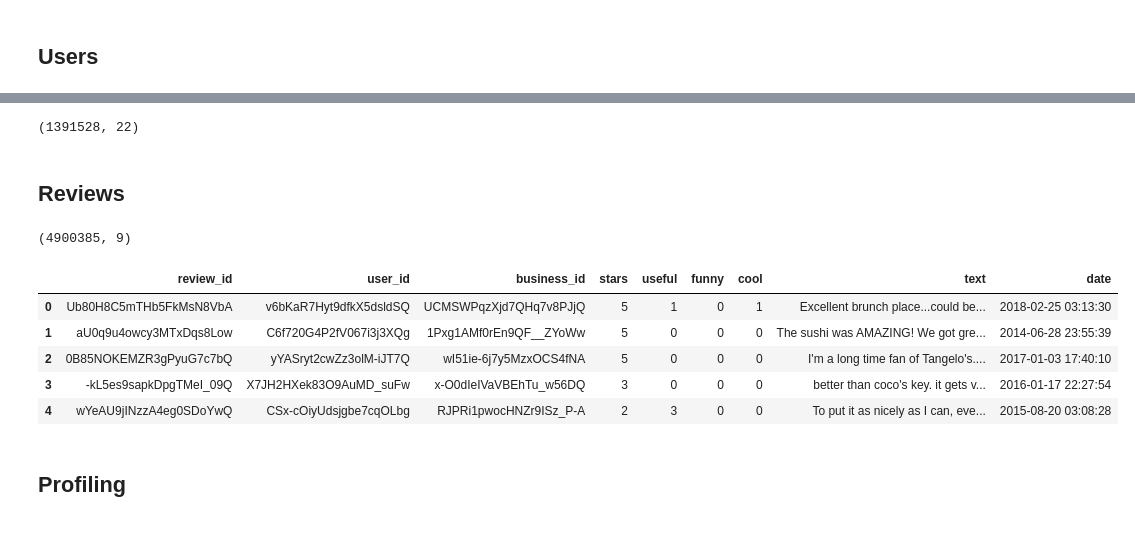
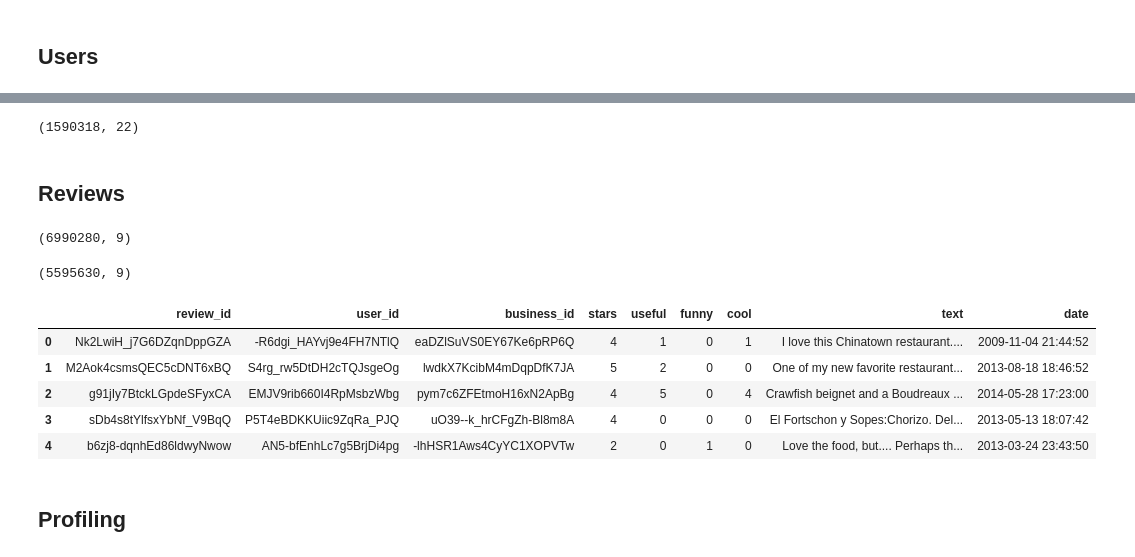
Before and after one commit to ErichGiusseppe/A-Recommender-System-for-Yelp-Reviews, a Jupyter notebook: notebooks/trainig SVD .ipynb, the cells around one changed output, grey strips where cells are left out. Saved outputs shown, nothing was run; the diff lists cells and outputs as text; code cells hidden in the pictures.

```diff
--- a/notebooks/trainig SVD .ipynb
+++ b/notebooks/trainig SVD .ipynb
@@ -142,8 +155,7 @@ df_business.head()
 # %% [markdown]
 ## Users
 # %%
-user_path='/content/drive/MyDrive/Maestria Andes/Sistemas_recomendacion__/Taller 2/yelp_academic_dataset_user.json'
-df_user = pd.read_json(user_path, lines=True)
+df_user = pd.read_json('/content/yelp_dataset/yelp_academic_dataset_user.json', lines=True)
 print(df_user.shape)
 df_user.head()
 # %% [output]
@@ -155,47 +167,46 @@ df_user.head()
 | 3 | SZDeASXq7o05mMNLshsdIA | Gwen | 224 | 2005-11-29 04:38:33 | 512 | 330 | 299 | 2009,2010,2011 | enx1vVPnfdNUdPho6PH_wg, 4wOcvMLtU... | 28 | ... |
 | 4 | hA5lMy-EnncsH4JoR-hFGQ | Karen | 79 | 2007-01-05 19:40:59 | 29 | 15 | 7 |  | PBK4q9KEEBHhFvSXCUirIw, 3FWPpM7KU... | 1 | ... |
 # %%
-df_user_sampled=df_user.sample(frac=0.7, random_state=seed)
+df_user_sampled=df_user.sample(frac=0.8, random_state=seed)
 df_user_sampled.shape
 # %% [output]
-(1391528, 22)
+(1590318, 22)
 # %% [markdown]
 ## Reviews
 # %%
-# review_path='/content/drive/MyDrive/Maestria Andes/Sistemas_recomendacion__/Taller 2/yelp_academic_dataset_review.json'
-# df_review = pd.read_json(review_path, lines=True)
-# print(df_review.shape)
+df_review = pd.read_json('/content/yelp_dataset/yelp_academic_dataset_review.json', lines=True)
+print(df_review.shape)
 # df_review.head()
+# %% [output]
+(6990280, 9)
 # %%
-path='/content/drive/MyDrive/Maestria Andes/Sistemas_recomendacion__/Taller 2/yelp_academic_dataset_review.json'
-
 # Only load target users
 target_users=df_user_sampled['user_id'].drop_duplicates().tolist()
 pd.DataFrame({"user_id": target_users}).to_csv("target_users.csv", index=False)
 
 query = f"""
 COPY (
     SELECT r.*
-    FROM read_json_auto('{path}') r
+    FROM read_json_auto('/content/yelp_dataset/yelp_academic_dataset_review.json') r
     INNER JOIN read_csv_auto('target_users.csv') u
     ON r.user_id = u.user_id
 )
 TO 'filtered_reviews.jsonl'
 (FORMAT JSON);
 """
 duckdb.sql(query)
 
 df_review = pd.read_json("filtered_reviews.jsonl", lines=True)
 print(df_review.shape)
 df_review.head()
 # %% [output]
-(4900385, 9)
+(5595630, 9)
 |  | review_id | user_id | business_id | stars | useful | funny | cool | text | date |
-| 0 | Ub80H8C5mTHb5FkMsN8VbA | v6bKaR7Hyt9dfkX5dsldSQ | UCMSWPqzXjd7QHq7v8PJjQ | 5 | 1 | 0 | 1 | Excellent brunch place...could be... | 2018-02-25 03:13:30 |
-| 1 | aU0q9u4owcy3MTxDqs8Low | C6f720G4P2fV067i3j3XQg | 1Pxg1AMf0rEn9QF__ZYoWw | 5 | 0 | 0 | 0 | The sushi was AMAZING! We got gre... | 2014-06-28 23:55:39 |
-| 2 | 0B85NOKEMZR3gPyuG7c7bQ | yYASryt2cwZz3olM-iJT7Q | wI51ie-6j7y5MzxOCS4fNA | 5 | 0 | 0 | 0 | I'm a long time fan of Tangelo's.... | 2017-01-03 17:40:10 |
-| 3 | -kL5es9sapkDpgTMeI_09Q | X7JH2HXek83O9AuMD_suFw | x-O0dIeIVaVBEhTu_w56DQ | 3 | 0 | 0 | 0 | better than coco's key. it gets v... | 2016-01-17 22:27:54 |
-| 4 | wYeAU9jINzzA4eg0SDoYwQ | CSx-cOiyUdsjgbe7cqOLbg | RJPRi1pwocHNZr9ISz_P-A | 2 | 3 | 0 | 0 | To put it as nicely as I can, eve... | 2015-08-20 03:08:28 |
+| 0 | Nk2LwiH_j7G6DZqnDppGZA | -R6dgi_HAYvj9e4FH7NTlQ | eaDZlSuVS0EY67Ke6pRP6Q | 4 | 1 | 0 | 1 | I love this Chinatown restaurant.... | 2009-11-04 21:44:52 |
+| 1 | M2Aok4csmsQEC5cDNT6xBQ | S4rg_rw5DtDH2cTQJsgeOg | lwdkX7KcibM4mDqpDfK7JA | 5 | 2 | 0 | 0 | One of my new favorite restaurant... | 2013-08-18 18:46:52 |
+| 2 | g91jIy7BtckLGpdeSFyxCA | EMJV9rib660I4RpMsbzWbg | pym7c6ZFEtmoH16xN2ApBg | 4 | 5 | 0 | 4 | Crawfish beignet and a Boudreaux ... | 2014-05-28 17:23:00 |
+| 3 | sDb4s8tYlfsxYbNf_V9BqQ | P5T4eBDKKUiic9ZqRa_PJQ | uO39--k_hrCFgZh-Bl8m8A | 4 | 0 | 0 | 0 | El Fortschon y Sopes:Chorizo. Del... | 2013-05-13 18:07:42 |
+| 4 | b6zj8-dqnhEd86ldwyNwow | AN5-bfEnhLc7g5BrjDi4pg | -lhHSR1Aws4CyYC1XOPVTw | 2 | 0 | 1 | 0 | Love the food, but.... Perhaps th... | 2013-03-24 23:43:50 |
 # %% [markdown]
 ## Profiling
 # %%
```
Also changed, not shown: parts of 18 cells of this notebook, 1 other file.
